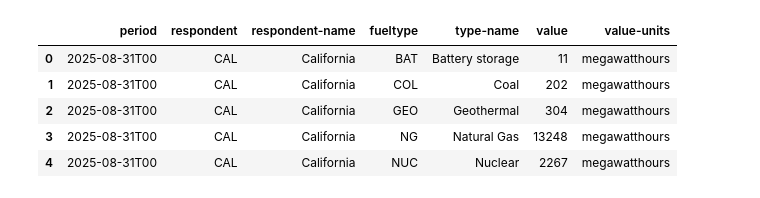
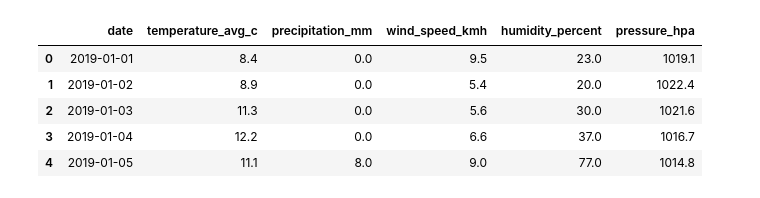
Before and after one commit to Jibu24/Energy_Demand_Forecasting, a Jupyter notebook: Notebooks/EDA.ipynb, the cells around one changed output. Drawn from its saved outputs; the diff is of its cells as text; code cells hidden in the pictures.

```diff
--- a/Notebooks/EDA.ipynb
+++ b/Notebooks/EDA.ipynb
@@ -91,0 +111,32 @@ df.shape
+# %%
+def get_la_weather_data():
+    url = "https://archive-api.open-meteo.com/v1/archive"
+
+    params = {
+        "latitude": 34.0522,
+        "longitude": -118.2437,
+        "start_date": "2019-01-01",
+        "end_date": "2025-09-27",
+        "daily": ["temperature_2m_mean", "precipitation_sum", "windspeed_10m_mean",
+                 "relative_humidity_2m_mean", "pressure_msl_mean"],
+        "timezone": "America/Los_Angeles"
+    }
+
+    response = requests.get(url, params=params)
+    data = response.json()
+
+    # Convert to DataFrame
+    df = pd.DataFrame({
+        'date': pd.to_datetime(data['daily']['time']),
+        'temperature_avg_c': data['daily']['temperature_2m_mean'],
+        'precipitation_mm': data['daily']['precipitation_sum'],
+        'wind_speed_kmh': data['daily']['windspeed_10m_mean'],
+        'humidity_percent': data['daily']['relative_humidity_2m_mean'],
+        'pressure_hpa': data['daily']['pressure_msl_mean']
+    })
+
+    return df
+
+# Get the data
+weather_data = get_la_weather_data()
+print(weather_data.head())
@@ -92,9 +157,9 @@ df.shape
 # %%
-df.head()
+weather_data.head()
 # %% [output]
-|  | period | respondent | respondent-name | fueltype | type-name | value | value-units |
-| 0 | 2025-08-31T00 | CAL | California | BAT | Battery storage | 11 | megawatthours |
-| 1 | 2025-08-31T00 | CAL | California | COL | Coal | 202 | megawatthours |
-| 2 | 2025-08-31T00 | CAL | California | GEO | Geothermal | 304 | megawatthours |
-| 3 | 2025-08-31T00 | CAL | California | NG | Natural Gas | 13248 | megawatthours |
-| 4 | 2025-08-31T00 | CAL | California | NUC | Nuclear | 2267 | megawatthours |
+|  | date | temperature_avg_c | precipitation_mm | wind_speed_kmh | humidity_percent | pressure_hpa |
+| 0 | 2019-01-01 | 8.4 | 0.0 | 9.5 | 23.0 | 1019.1 |
+| 1 | 2019-01-02 | 8.9 | 0.0 | 5.4 | 20.0 | 1022.4 |
+| 2 | 2019-01-03 | 11.3 | 0.0 | 5.6 | 30.0 | 1021.6 |
+| 3 | 2019-01-04 | 12.2 | 0.0 | 6.6 | 37.0 | 1016.7 |
+| 4 | 2019-01-05 | 11.1 | 8.0 | 9.0 | 77.0 | 1014.8 |
```
Also changed, not shown: parts of 18 cells of this notebook.
